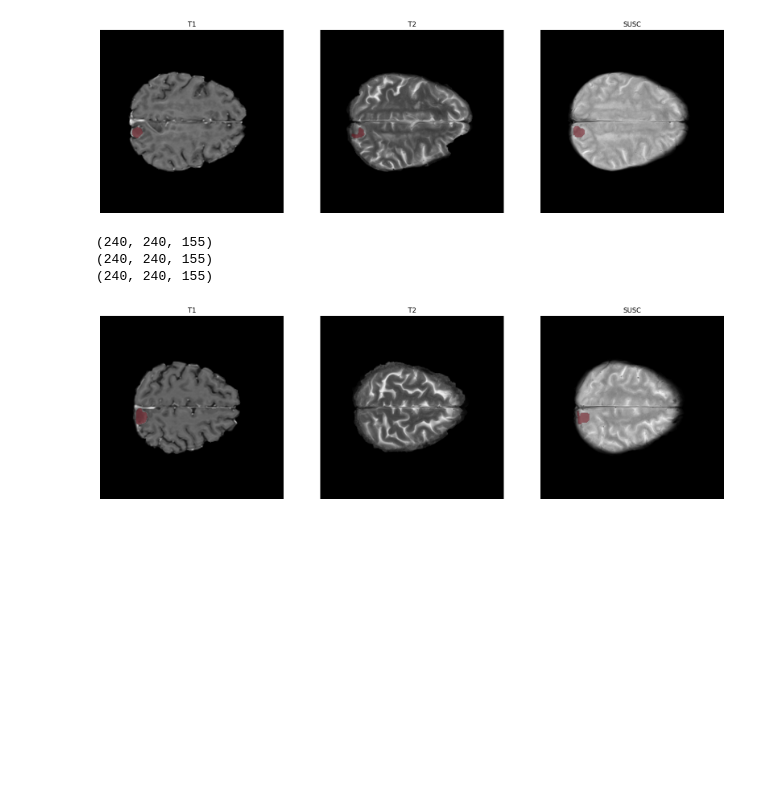
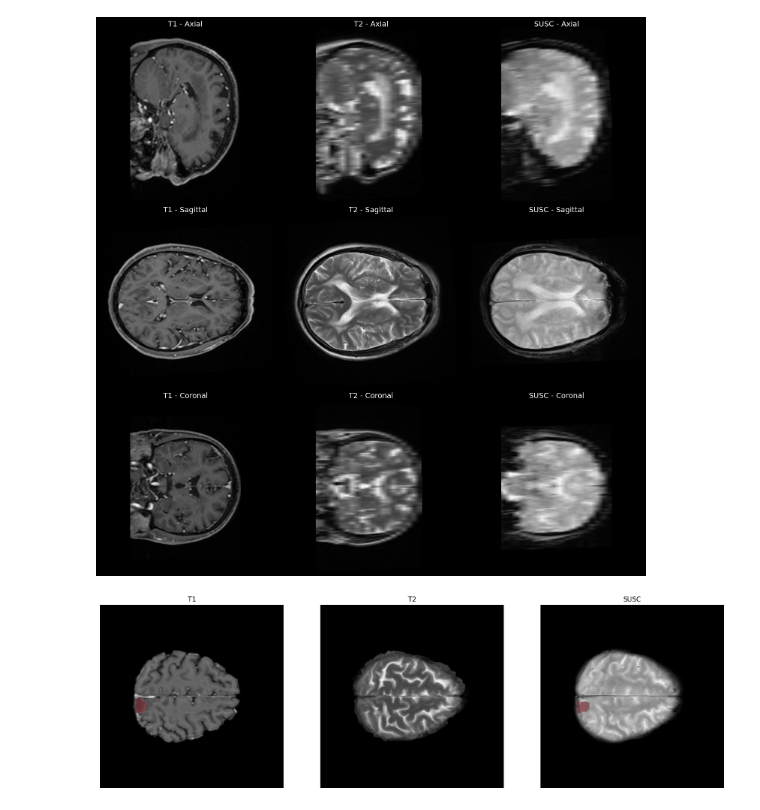
Before and after one commit to MarioPasc/Meningioma, a Jupyter notebook: scripts/dataset/normalization_results.ipynb, the cells around one changed output. Saved outputs shown, nothing was run; the diff lists cells and outputs as text; code cells hidden in the pictures; blank space fills up the shorter version.

Commit message:
Good registration results for high intra-slice space

```diff
--- a/scripts/dataset/normalization_results.ipynb
+++ b/scripts/dataset/normalization_results.ipynb
@@ -7,6 +7,7 @@ import nibabel as nib
 PATH = "/home/mariopasc/Python/Datasets/Meningiomas/meningioma"
 PATIENT = "P1"
 PULSES = ["T1", "T2", "SUSC"]
+OUTPUT_PATH = "/home/mariopasc/Python/Datasets/Meningiomas/meningioma"
 # %%
 suf = "_registered_sri24"
 
@@ -21,26 +22,46 @@ for pulse in PULSES:
         "vol": img.get_fdata(),
         "seg": seg.get_fdata(),
     }
-
-# Original visualization
-slice = 100
-fig, ax = plt.subplots(1, 3, figsize=(20, 10))
-for i, pulse in enumerate(PULSES):
-    ax[i].imshow(data[pulse]["vol"][:, :, slice], cmap="gray")
-    ax[i].imshow(np.ma.where(data[pulse]["seg"][:, :, slice] == 1, 1, np.nan), cmap="Reds_r", alpha=0.5)
-    ax[i].set_title(pulse)
-    ax[i].axis("off")
-
-plt.show()
-
-print(data["T1"]["vol"].shape)
-print(data["T2"]["vol"].shape)
-print(data["SUSC"]["vol"].shape)
-# %% [output]
-[figure, removed]
-(240, 240, 155)
-(240, 240, 155)
-(240, 240, 155)
+# %%
+# Visualize original data in a 3x3 grid (pulses × views)
+fig, axes = plt.subplots(3, 3, figsize=(15, 15))
+plt.subplots_adjust(wspace=0.02, hspace=0.02)
+fig.patch.set_facecolor('black')
+
+# Get middle slices for each view
+for col, pulse in enumerate(PULSES):
+    vol = data[pulse]["vol"]
+    seg = data[pulse]["seg"]
+
+    # Get middle slice indices
+    axial_slice = vol.shape[0] // 2
+    coronal_slice = vol.shape[1] // 2
+    sagittal_slice = vol.shape[2] // 2
+
+    # Axial view (top row)
+    axes[0, col].imshow(vol[axial_slice], cmap='gray')
+    axes[0, col].imshow(np.ma.where(seg[axial_slice] == 1, 1, np.nan), cmap='Reds_r', alpha=0.5)
+    axes[0, col].set_title(f"{pulse} - Axial", color='white', fontsize=14)
+    axes[0, col].axis('off')
+
+    # Sagittal view (middle row)
+    axes[1, col].imshow(vol[:, :, sagittal_slice], cmap='gray')
+    axes[1, col].imshow(np.ma.where(seg[:, :, sagittal_slice] == 1, 1, np.nan), cmap='Reds_r', alpha=0.5)
+    axes[1, col].set_title(f"{pulse} - Sagittal", color='white', fontsize=14)
+    axes[1, col].axis('off')
+
+    # Coronal view (bottom row)
+    axes[2, col].imshow(vol[:, coronal_slice], cmap='gray')
+    axes[2, col].imshow(np.ma.where(seg[:, coronal_slice] == 1, 1, np.nan), cmap='Reds_r', alpha=0.5)
+    axes[2, col].set_title(f"{pulse} - Coronal", color='white', fontsize=14)
+    axes[2, col].axis('off')
+
+plt.tight_layout()
+plt.savefig(os.path.join(OUTPUT_PATH, f"original_visualization_P{PATIENT}.png"),
+            facecolor='black', bbox_inches='tight', dpi=150)
+plt.show()
+# %% [output]
+[figure, added]
 # %%
 # New visualization for morphological differences
 # 1. First normalize the images to have comparable intensity ranges
```
Also changed, not shown: 6 other files.
